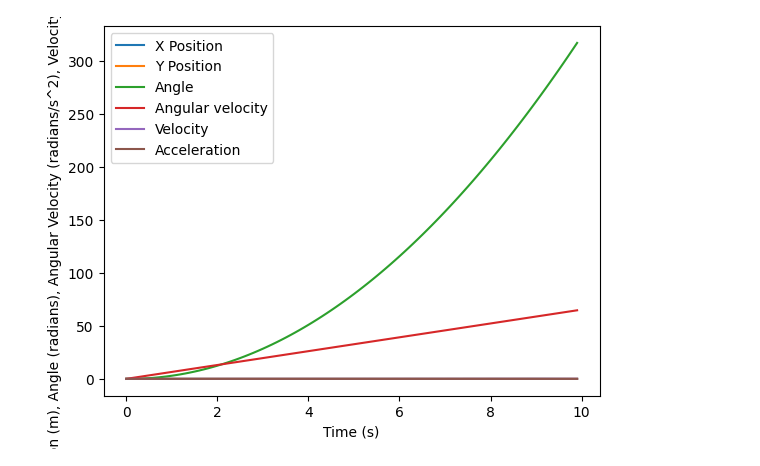
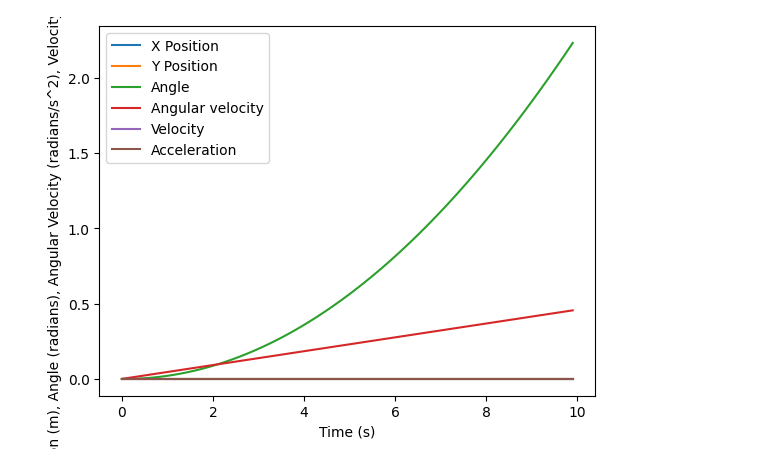
Before and after one commit to travtran05/python-refresher, a Jupyter notebook: plot_auv2_motion.ipynb, the cells around one changed output. Saved outputs shown, nothing was run; the diff lists cells and outputs as text; code cells hidden in the pictures.

Commit message:
done with tests

```diff
--- a/plot_auv2_motion.ipynb
+++ b/plot_auv2_motion.ipynb
@@ -1,10 +1,10 @@
 # %%
 import numpy as np
 import matplotlib.pyplot as plt
 import physics
 
-test = np.array([1,3,1,2])
+test = np.array([1,0,1,0])
 t,x,y,theta,v,omega,a = physics.simulate_auv2_motion(test, .5, 1.5, 1.8)
 physics.plot_auv2_motion(t,x,y,theta,v,omega,a)
 # %% [output]
-[figure, old version]
+[figure, new version]
```
Also changed, not shown: 1 other file.
